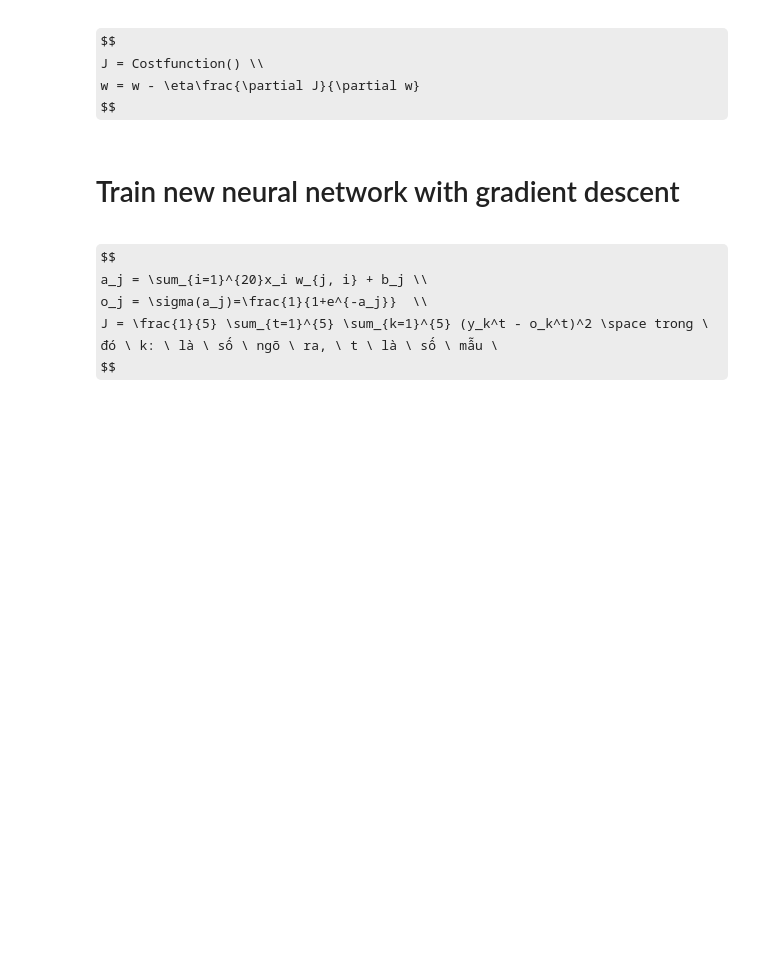
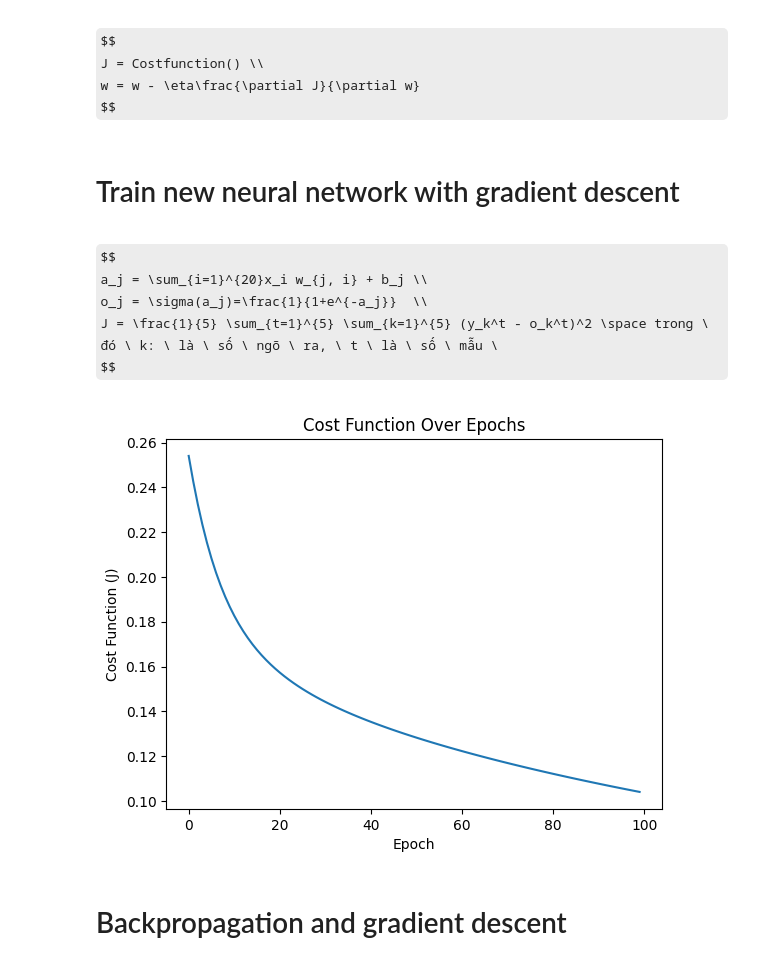
Before and after one commit to honggquan24/ANN, a Jupyter notebook: Code/ANN.ipynb, the cells around one changed output. Saved outputs shown, nothing was run; the diff lists cells and outputs as text; code cells hidden in the pictures; some formulas as TeX source; blank space fills up the shorter version.

```diff
--- a/Code/ANN.ipynb
+++ b/Code/ANN.ipynb
@@ -134,4 +133,5 @@ for i in range(1, 6):
 # %%
+
+# Function for sigmoid
 def sigmoid(x):
-    sigmoid_ = 1 / (1 + np.exp(-x))
-    return sigmoid_
+    return 1 / (1 + np.exp(-x))
@@ -168,0 +138,47 @@ plt.show
+# %%
+
+# Hyperparameters
+alpha = 0.1  # Learning rate
+epochs = 100  # Number of epochs
+
+# Weight initialization
+w = np.matrix(np.random.uniform(-0.1, 0.1, (5, 20)))
+
+# To track cost function (J) values over epochs
+J = np.zeros(epochs)
+
+for epoch in range(epochs):
+    dJ_dw = np.zeros_like(w)  # Initialize gradient to zero for each epoch
+    total_cost = 0  # Initialize total cost for each epoch
+
+    for sample in range(5):  # Loop over all samples
+        X = char[sample, :]  # Input character sample
+        y = target[sample, :]  # Corresponding target
+
+        # Forward pass
+        y_pred = sigmoid(np.dot(X, w.T))  # Predicted output
+
+        # Compute error and gradients
+        error = y - y_pred
+        delta = np.multiply(np.multiply(error, y_pred), (1 - y_pred))  # Derivative of sigmoid
+        dJ_dw += delta.T * X  # Accumulate gradients
+
+        # Cost (Mean Squared Error for this sample)
+        total_cost += np.mean(np.power(error, 2))
+
+    # Update weights after processing all samples
+    w += alpha * dJ_dw / 5  # Gradient step, averaged over the samples
+
+    # Store the cost for this epoch
+    J[epoch] = total_cost / 5
+
+# Plot the cost function over epochs
+plt.plot(J)
+plt.ylabel('Cost Function (J)')
+plt.xlabel('Epoch')
+plt.title('Cost Function Over Epochs')
+plt.show()
+# %% [output]
+[figure, added]
+# %% [markdown]
+# Backpropagation and gradient descent
```
Also changed, not shown: parts of 5 cells of this notebook.
